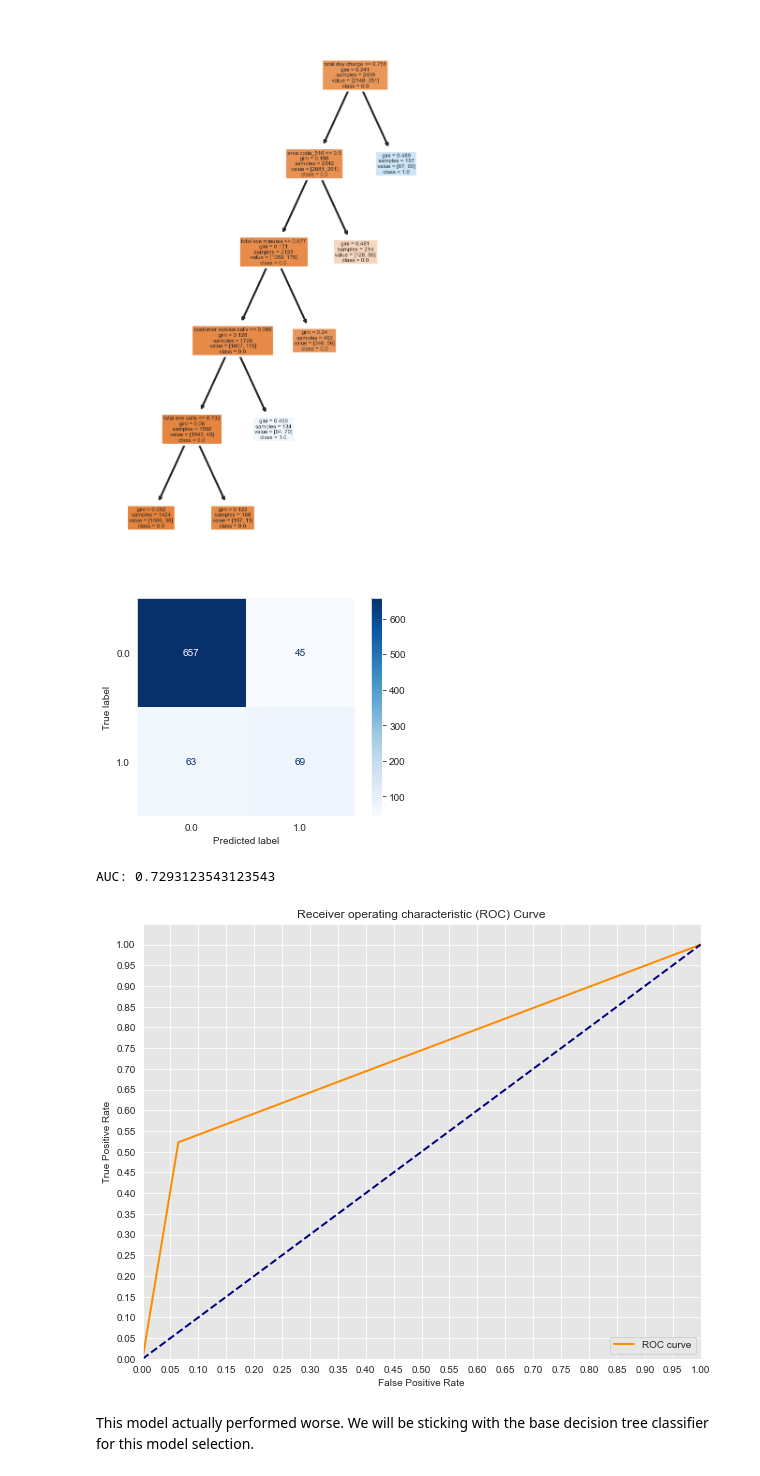
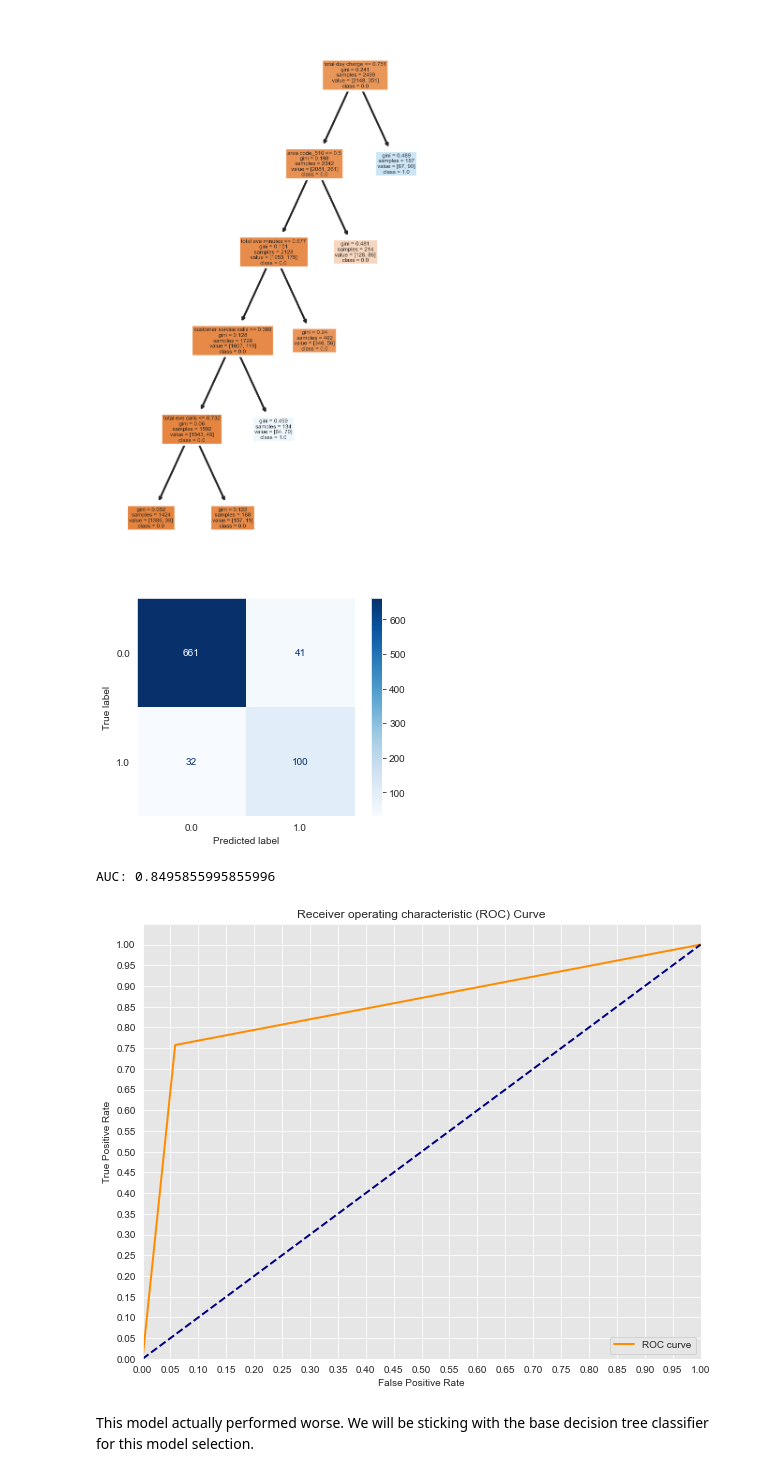
Before and after one commit to Djohnson1313/Predicting_customer_churn, a Jupyter notebook: predicting_customer_churn.ipynb, the cells around one changed output. Drawn from its saved outputs; the diff is of its cells as text; code cells hidden in the pictures.

```diff
--- a/predicting_customer_churn.ipynb
+++ b/predicting_customer_churn.ipynb
@@ -1388,8 +1400,8 @@ print('accuracy :', accuracy_score(y_test, y_pred_dt)) # print accuracy score
 # %% [output]
 accuracy : 0.9124700239808153
 # %%
-fpr, tpr, thresholds = roc_curve(y_test, y_pred_dt) # calculate false/true rate
-roc_auc = auc(fpr, tpr) # assign variable
+fpr_dt, tpr_dt, thresholds = roc_curve(y_test, y_pred_dt) # calculate false/true rate
+roc_auc = auc(fpr_dt, tpr_dt) # assign variable
 # %%
 sns.set_style('darkgrid', {'axes.facecolor': '0.9'}) # format
 
@@ -1571,15 +1583,15 @@ Lets re run the model with the new limitations and see how it does.
 ---
 ## 7.3 Model V2
 # %%
-dt = DecisionTreeClassifier(max_features = 45,
+dt2 = DecisionTreeClassifier(max_features = 45,
                            max_depth = 5,
                            min_samples_split = 0.2,
                            random_state = seed)
-dt.fit(x_train, y_train)
-y_pred = dt.predict(x_test)
-false_positive_rate, true_positive_rate, thresholds = roc_curve(y_test, y_pred)
-roc_auc = auc(false_positive_rate, true_positive_rate)
-roc_auc
+dt2.fit(x_train, y_train)
+y_pred_2 = dt2.predict(x_test)
+false_positive_rate, true_positive_rate, thresholds = roc_curve(y_test, y_pred_2)
+roc_auc_2 = auc(false_positive_rate, true_positive_rate)
+roc_auc_2
 # %% [output]
 0.7293123543123543
 # %%
@@ -1593,37 +1605,37 @@ plt.show();
 # %% [output]
 [figure]
 # %%
-y_pred_dt = dt.predict(x_test)
-cf = confusion_matrix(y_test, y_pred)
-disp = ConfusionMatrixDisplay(confusion_matrix = cf, display_labels = model_log.classes_)
-disp.plot(cmap = plt.cm.Blues)
+y_pred_dt_2 = dt.predict(x_test)
+cf2 = confusion_matrix(y_test, y_pred_dt_2)
+disp_2 = ConfusionMatrixDisplay(confusion_matrix = cf2, display_labels = model_log.classes_)
+disp_2.plot(cmap = plt.cm.Blues)
 plt.grid(False)
 # %% [output]
-[figure, old version]
+[figure, new version]
 # %%
-fpr, tpr, thresholds = roc_curve(y_test, y_pred)
-roc_auc = auc(fpr, tpr)
+fpr_2, tpr_2, thresholds = roc_curve(y_test, y_pred)
+roc_auc = auc(fpr_2, tpr_2)
 # %%
 sns.set_style('darkgrid', {'axes.facecolor': '0.9'})
 
-print('AUC: {}'.format(auc(fpr, tpr)))
+print('AUC: {}'.format(auc(fpr_2, tpr_2)))
 plt.figure(figsize=(10, 8))
 lw = 2
-plt.plot(fpr, tpr, color='darkorange',
+plt.plot(fpr_2, tpr_2, color='darkorange',
          lw=lw, label='ROC curve')
 plt.plot([0, 1], [0, 1], color='navy', lw=lw, linestyle='--')
 plt.xlim([0.0, 1.0])
 plt.ylim([0.0, 1.05])
 plt.yticks([i/20.0 for i in range(21)])
 plt.xticks([i/20.0 for i in range(21)])
 plt.xlabel('False Positive Rate')
 plt.ylabel('True Positive Rate')
 plt.title('Receiver operating characteristic (ROC) Curve')
 plt.legend(loc='lower right')
 plt.show()
 # %% [output]
-AUC: 0.7293123543123543
+AUC: 0.8495855995855996
-[figure, old version]
+[figure, new version]
 # %% [markdown]
 This model actually performed worse. We will be sticking with the base decision tree classifier for this model selection.
 # %% [markdown]
```
Also changed, not shown: parts of 17 cells of this notebook.
